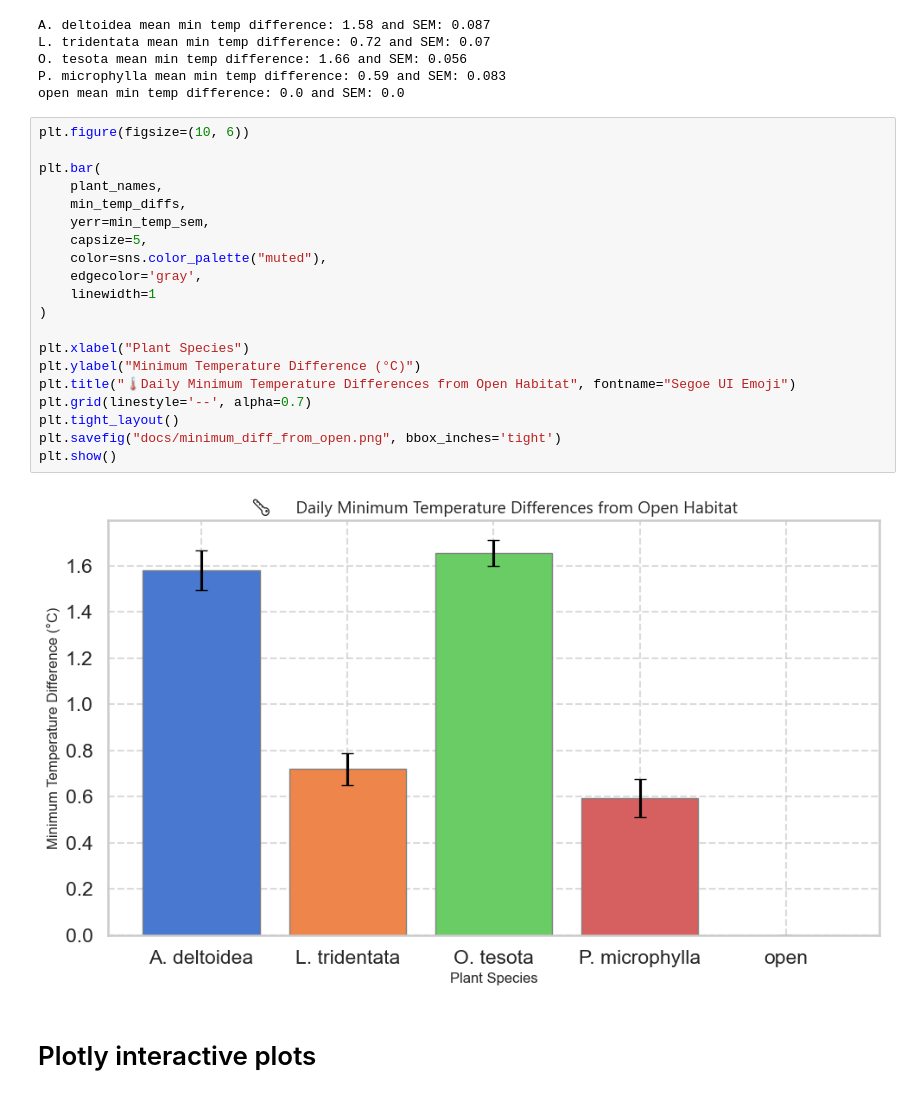
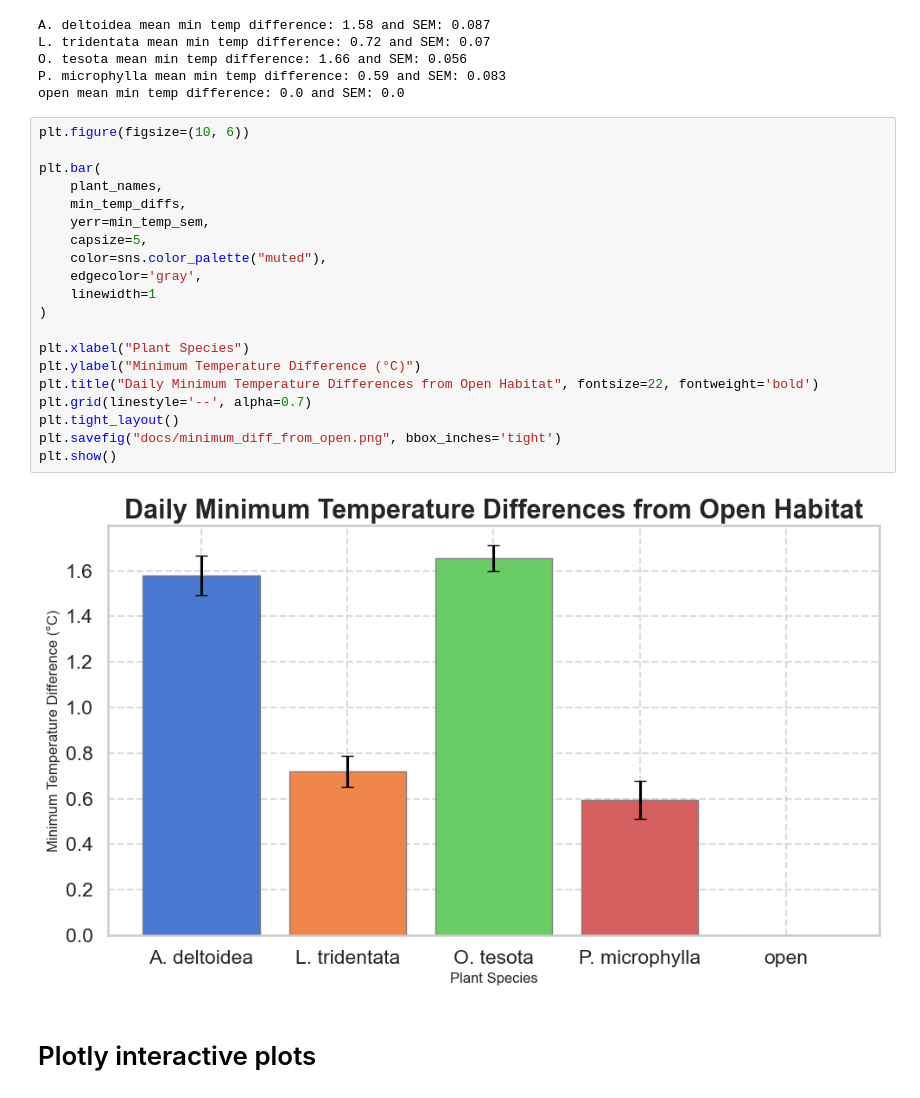
Before and after one commit to haberkornm/Nurse-plant-temperature-microclimates-, a Jupyter notebook: Nurse_plant_analysis.ipynb, the cells around one changed output. Cells and saved outputs as stored; diff of their text form.

```diff
--- a/Nurse_plant_analysis.ipynb
+++ b/Nurse_plant_analysis.ipynb
@@ -844,25 +844,25 @@ open mean min temp difference: 0.0 and SEM: 0.0
 # %%
 plt.figure(figsize=(10, 6))
 
 plt.bar(
     plant_names,
     min_temp_diffs,
     yerr=min_temp_sem,
     capsize=5,
     color=sns.color_palette("muted"),
     edgecolor='gray',
     linewidth=1
 )
 
 plt.xlabel("Plant Species")
 plt.ylabel("Minimum Temperature Difference (°C)")
-plt.title("🌡️Daily Minimum Temperature Differences from Open Habitat", fontname="Segoe UI Emoji")
+plt.title("Daily Minimum Temperature Differences from Open Habitat", fontsize=22, fontweight='bold')
 plt.grid(linestyle='--', alpha=0.7)
 plt.tight_layout()
 plt.savefig("docs/minimum_diff_from_open.png", bbox_inches='tight')
 plt.show()
 # %% [output]
-[figure, old version]
+[figure, new version]
 # %% [markdown]
 # Plotly interactive plots
 # %%
```
Also changed, not shown: parts of 2 cells of this notebook, 3 other files.
